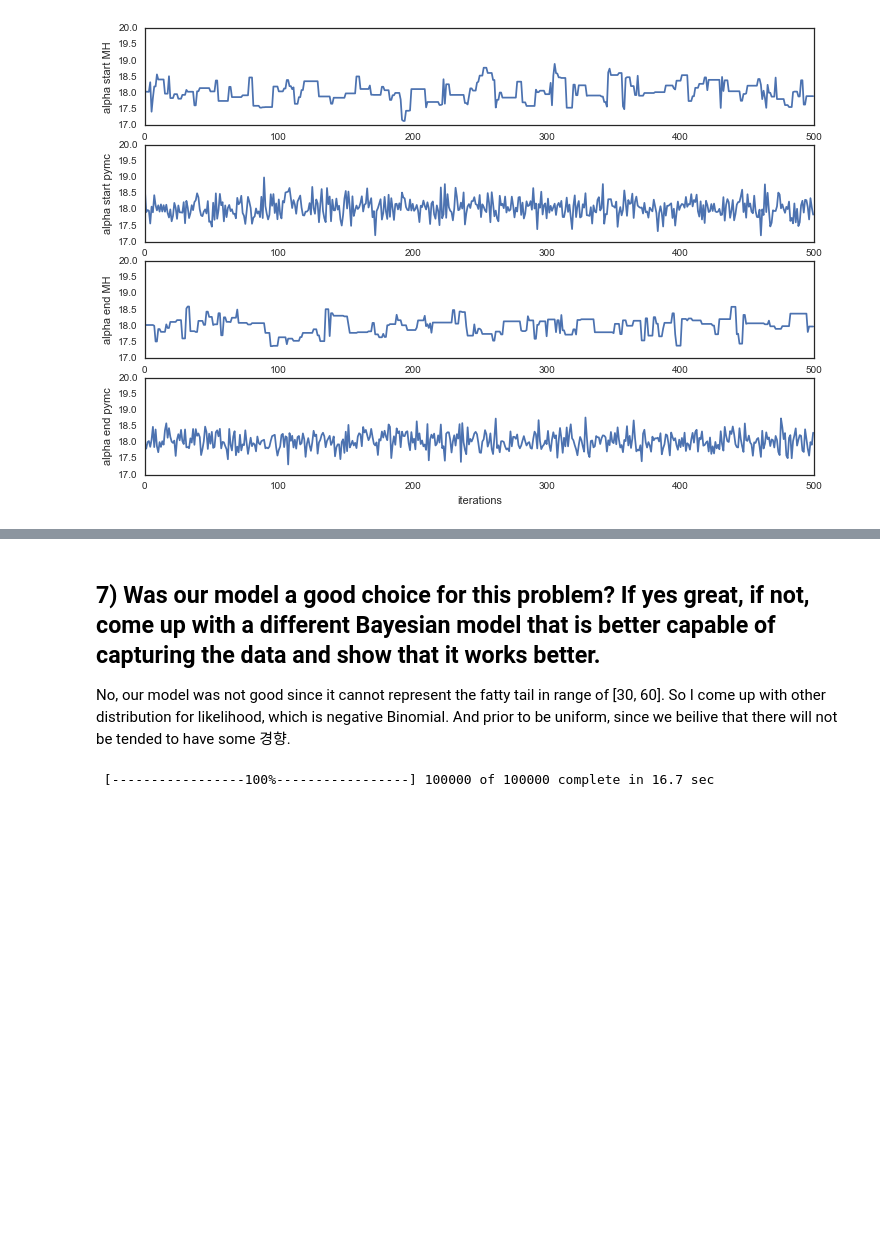
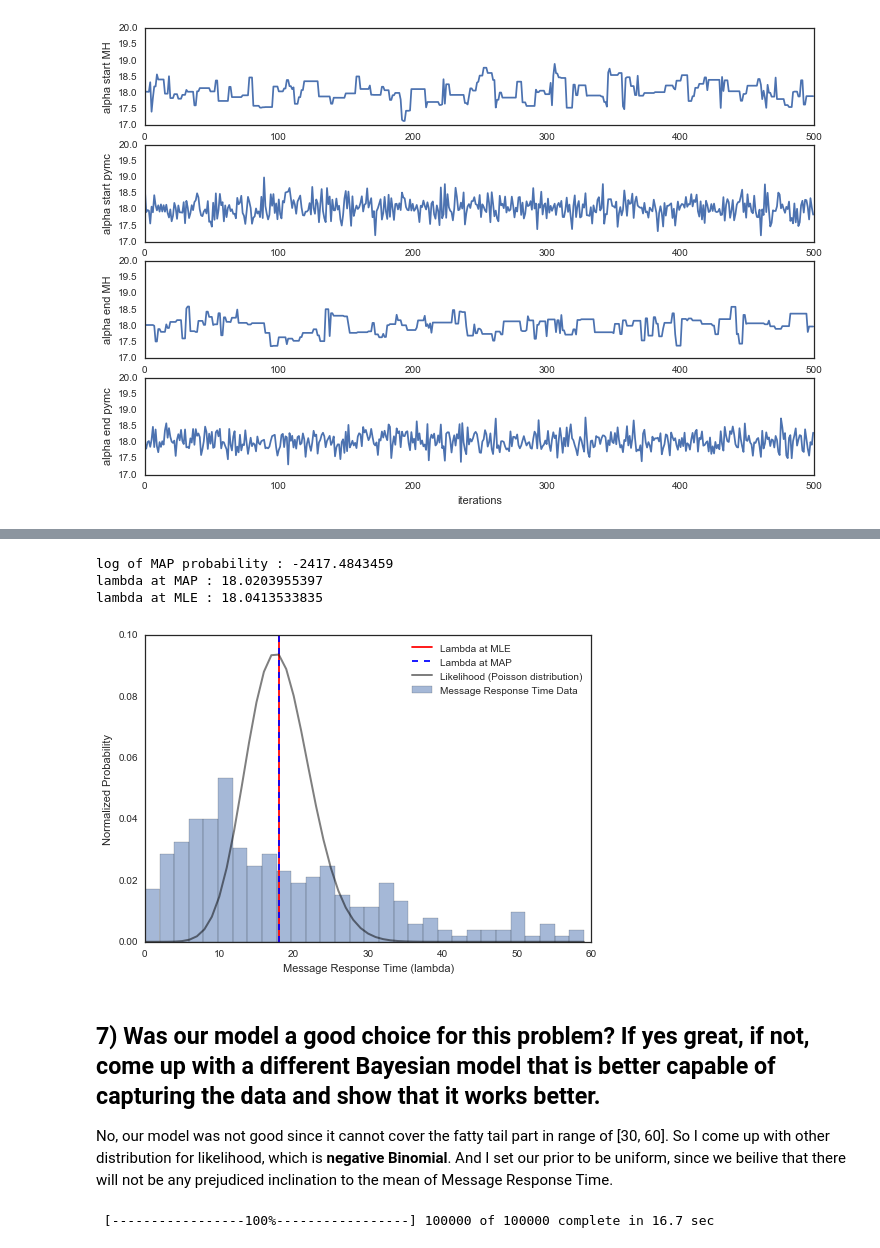
Before and after one commit to jeewon-hwang/AM207_homework_2016, a Jupyter notebook: AM207_JeewonHwang_HW2.ipynb, the cells around one changed output, grey strips where cells are left out. Saved outputs shown, nothing was run; the diff lists cells and outputs as text; code cells hidden in the pictures; blank space fills up the shorter version.

```diff
--- a/AM207_JeewonHwang_HW2.ipynb
+++ b/AM207_JeewonHwang_HW2.ipynb
@@ -603,6 +502,24 @@ plt.plot(xxp, dist, color='g',
+# %%
+plt.hist(message_response_times, bins=30, alpha=0.5, normed=True, label='Message Response Time Data')
+plt.axvline(x=lambda_MLE, color='r', label='Lambda at MLE')
+plt.axvline(x=MAP_lambda, color='b', label='Lambda at MAP', linestyle='--')
+
+xx = np.arange(0, 60)
+likelihood_poisson_plot = scipy.stats.poisson.pmf(xx, 18.041) # this 18.041 is the value I got from PYMC estimation
+plt.plot(xx, likelihood_poisson_plot, color='k', alpha=0.5, linewidth=2, label="Likelihood (Poisson distribution)")
+plt.legend()
+plt.xlabel("Message Response Time (lambda)")
+plt.ylabel("Normalized Probability")
+
+print "log of MAP probability :", MAP_prob
+print "lambda at MAP :", MAP_lambda
+print "lambda at MLE :", lambda_MLE
+# %% [output]
+log of MAP probability : -2417.4843459
+lambda at MAP : 18.0203955397
+lambda at MLE : 18.0413533835
+[figure, added]
 # %% [markdown]
 ## 7) Was our model a good choice for this problem? If yes great, if not, come up with a different Bayesian model that is better capable of capturing the data and show that it works better.
 
-No, our model was not good since it cannot represent the fatty tail in range of [30, 60].
-So I come up with other distribution for likelihood, which is negative Binomial.
-And prior to be uniform, since we beilive that there will not be tended to have some 경향.
+No, our model was not good since it cannot cover the fatty tail part in range of [30, 60]. So I come up with other distribution for likelihood, which is **negative Binomial**. And I set our prior to be uniform, since we beilive that there will not be any prejudiced inclination to the mean of Message Response Time.
```
Also changed, not shown: parts of 24 cells of this notebook.
